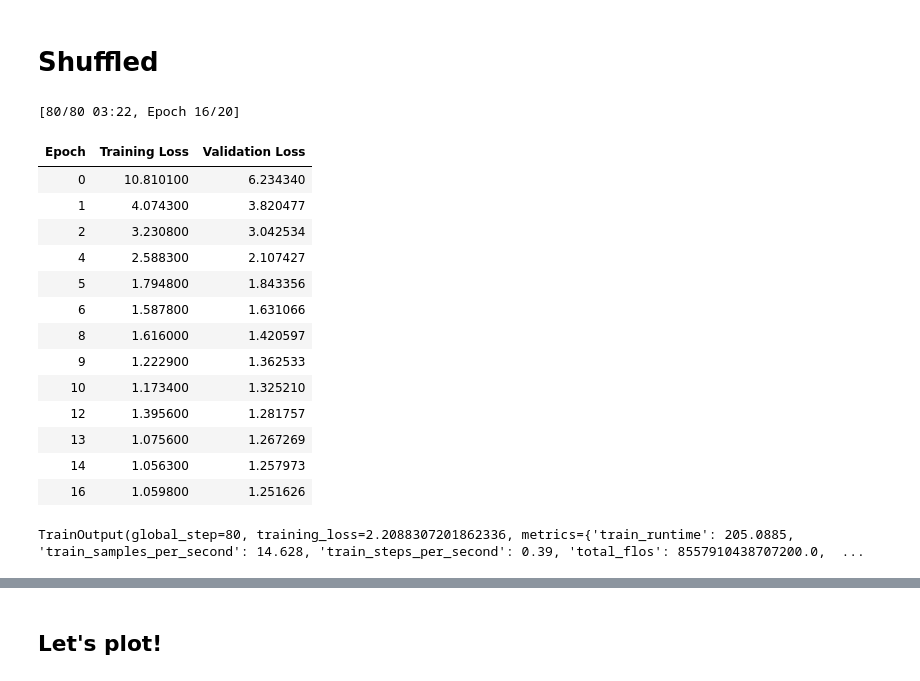
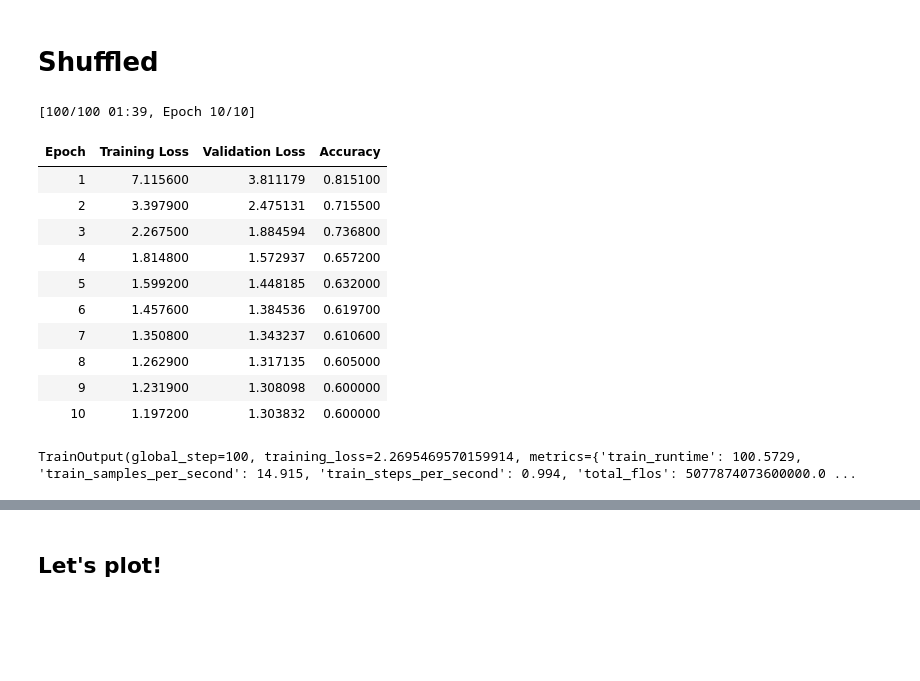
Before and after one commit to sun-wendy/nlp-project, a Jupyter notebook: notebooks/cl_finetuning.ipynb, the cells around one changed output, grey strips where cells are left out. Drawn from its saved outputs; the diff is of its cells as text; code cells hidden in the pictures; blank space fills up the shorter version.

```diff
--- a/notebooks/cl_finetuning.ipynb
+++ b/notebooks/cl_finetuning.ipynb
@@ -123,6 +109,7 @@ def shifting(examples):
 
 def preprocess(file_name):
     examples = process_file(file_name)
+    examples = examples.shuffle(seed=42)
     columns_to_remove = [col for col in examples.column_names if col != 'label']
 
     tokenized_dataset = examples.map(
@@ -201,11 +178,11 @@ Folder extracted successfully!
 # %%
 ### Instructions: upload files first
-subject = "math" #bio, chem, cs, math, phys
+subject = "phys" #bio, chem, cs, math, phys
 
 easy = preprocess(f"/myfolder/train/{subject}/easy.json")
 medium = preprocess(f"/myfolder/train/{subject}/medium.json")
 hard = preprocess(f"/myfolder/train/{subject}/hard.json")
-test_hard = preprocess(f"/myfolder/train/{subject}/{subject}_test.json")
+test_hard = preprocess(f"val_{subject}.json")
 # %% [output]
 <class 'list'>
 <class 'list'>
@@ -239,3 +261,23 @@ training_args = TrainingArguments(
+# %%
+from transformers import TrainerCallback
+
+class MetricsTracker(TrainerCallback):
+    def __init__(self):
+        self.train_loss_list = []
+        self.train_acc_list = []
+        self.val_loss_list = []
+        self.val_acc_list = []
+
+    def on_log(self, args, state, control, logs=None, **kwargs):
+        if logs is not None:
+            if "loss" in logs:
+                self.train_loss_list.append(logs["loss"])
+            if "accuracy" in logs:
+                self.train_acc_list.append(logs["accuracy"])
+            if "eval_loss" in logs:
+                self.val_loss_list.append(logs["eval_loss"])
+            if "eval_accuracy" in logs:
+                self.val_acc_list.append(logs["eval_accuracy"])
 # %% [markdown]
 # Evaluate non-fine-tuned model
 # %%
@@ -315,35 +365,36 @@ View run at https://wandb.ai/qwsun/huggingface/runs/no42tkp2
 # Shuffled
 # %%
 # Set up Trainer
+metrics_tracker = MetricsTracker()
+
 trainer = Trainer(
     model=model,
     args=training_args,
     # train_dataset=train_data_shufflemodel,
     # eval_dataset=test_data_shufflemodel
     # train_dataset=concatenate_datasets([easy, medium, hard]).shuffle(seed=42),
     train_dataset=shuffled_data,
-    eval_dataset=test_hard
+    eval_dataset=test_hard,
+    compute_metrics=compute_metrics,
+    callbacks=[metrics_tracker]
 )
 
 # Start training
 trainer.train()
 # %% [output]
-[80/80 03:22, Epoch 16/20]
+[100/100 01:39, Epoch 10/10]
-| Epoch | Training Loss | Validation Loss |
-| 0 | 10.810100 | 6.234340 |
-| 1 | 4.074300 | 3.820477 |
-| 2 | 3.230800 | 3.042534 |
-| 4 | 2.588300 | 2.107427 |
-| 5 | 1.794800 | 1.843356 |
-| 6 | 1.587800 | 1.631066 |
-| 8 | 1.616000 | 1.420597 |
-| 9 | 1.222900 | 1.362533 |
-| 10 | 1.173400 | 1.325210 |
-| 12 | 1.395600 | 1.281757 |
-| 13 | 1.075600 | 1.267269 |
-| 14 | 1.056300 | 1.257973 |
-| 16 | 1.059800 | 1.251626 |
+| Epoch | Training Loss | Validation Loss | Accuracy |
+| 1 | 7.115600 | 3.811179 | 0.815100 |
+| 2 | 3.397900 | 2.475131 | 0.715500 |
+| 3 | 2.267500 | 1.884594 | 0.736800 |
+| 4 | 1.814800 | 1.572937 | 0.657200 |
+| 5 | 1.599200 | 1.448185 | 0.632000 |
+| 6 | 1.457600 | 1.384536 | 0.619700 |
+| 7 | 1.350800 | 1.343237 | 0.610600 |
+| 8 | 1.262900 | 1.317135 | 0.605000 |
+| 9 | 1.231900 | 1.308098 | 0.600000 |
+| 10 | 1.197200 | 1.303832 | 0.600000 |
-TrainOutput(global_step=80, training_loss=2.2088307201862336, metrics={'train_runtime': 205.0885, 'train_samples_per_second': 14.628, 'train_steps_per_second': 0.39, 'total_flos': 8557910438707200.0,  ...
+TrainOutput(global_step=100, training_loss=2.2695469570159914, metrics={'train_runtime': 100.5729, 'train_samples_per_second': 14.915, 'train_steps_per_second': 0.994, 'total_flos': 5077874073600000.0 ...
 # %%
 model.save_pretrained("./math_nocl")
 # Evaluate on the test set
```
Also changed, not shown: parts of 21 cells of this notebook, 11 other files.
